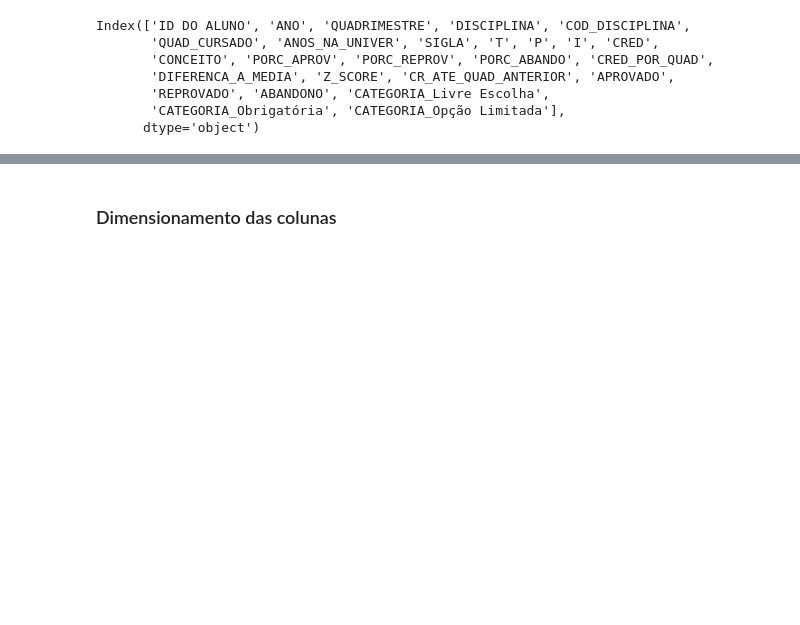
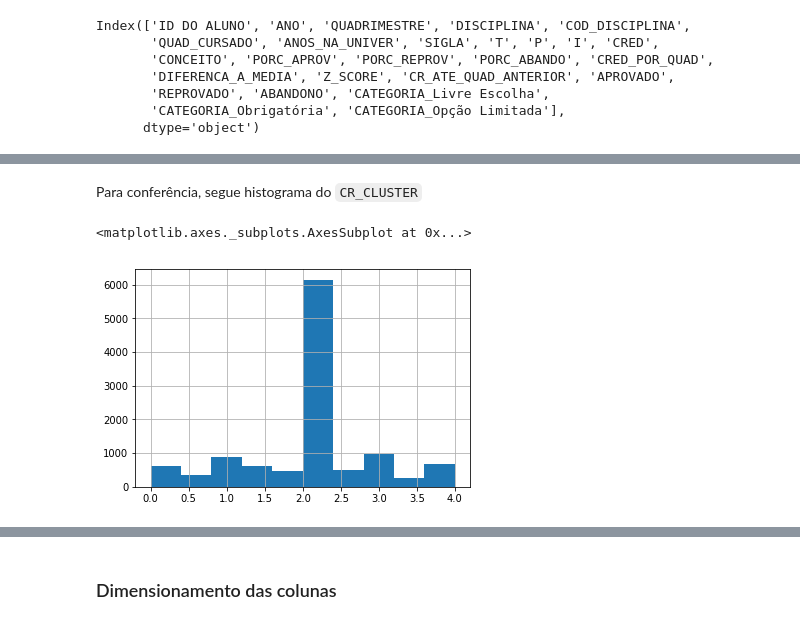
Before and after one commit to jairojuunior/miningAbandonment, a Jupyter notebook: ModelagemJairo(player1).ipynb, the cells around one changed output, grey strips where cells are left out. Drawn from its saved outputs; the diff is of its cells as text; code cells hidden in the pictures; blank space fills up the shorter version.

```diff
--- a/ModelagemJairo(player1).ipynb
+++ b/ModelagemJairo(player1).ipynb
@@ -89,0 +98,2 @@ y = df_small[['A_ABANDONO']]
+# %%
+sobreposicao.rename(columns={'Unnamed: 0': 'DISCIPLINA'},inplace=True)
@@ -89,0 +160,5 @@ y = df_small[['A_ABANDONO']]
+# %%
+cols = ['disciplina']
+cols.extend(sobreposicao['DISCIPLINA'].tolist())
+
+sobreposicao.columns = cols
@@ -89,0 +175,2 @@ y = df_small[['A_ABANDONO']]
+# %%
+df_small.set_value(0, 'ABANDONO_CLUSTER', 1 if filt_df['A_ABANDONO'].sum()>0 else 0)
@@ -89,0 +196,38 @@ y = df_small[['A_ABANDONO']]
+# %%
+for i in range(0,df_small.shape[0]):
+#for i in range(0,50):
+    #linha atual
+    id_aluno = df_small.iloc[i]['A_ID DO ALUNO']
+    disciplina = df_small.iloc[i]['D_DISCIPLINA']
+    quad = df_small.iloc[i]['A_QUAD_CURSADO']
+    errors = 0
+    try:
+        #disciplinas similares
+        similares = [item for sublist in sobreposicao[['disciplina']][sobreposicao[disciplina]>=0.1].values.tolist() for item in sublist]
+
+        #calculará o CR apenas em disciplinas similares de quads estritamente anteriores cursadas pelo aluno atual
+        filt_df = df_small.where((df_small['A_ID DO ALUNO']==id_aluno) &
+                   (df_small['A_QUAD_CURSADO']<quad)&
+                   (df_small['D_DISCIPLINA'].isin(similares))).dropna()
+        #print(id_aluno,"\t",quad,"\t",disciplina,"(",len(similares),"similares ",filt_df.shape[0],"intersecção")
+        if filt_df.shape[0]>0:
+            df_small.set_value(i, 'CR_CLUSTER', (filt_df['A_CONCEITO']*filt_df['D_CRED']).sum()/filt_df['D_CRED'].sum())
+            df_small.set_value(i, 'ABANDONO_CLUSTER', 1 if filt_df['A_ABANDONO'].sum()>0 else 0)
+            #df_small.iloc[i]['CR_CLUSTER'] = filt_df['A_CONCEITO'].sum()/filt_df['D_CRED'].sum()
+        else:
+            df_small.set_value(i, 'CR_CLUSTER', 2)
+            df_small.set_value(i, 'ABANDONO_CLUSTER', 0)
+            #df_small.iloc[i]['CR_CLUSTER'] = 2.0
+    except: #geralmente o erro ocorre se uma disciplina não existe na lista de sobreposições
+        df_small.set_value(i, 'CR_CLUSTER', 2)
+        df_small.set_value(i, 'ABANDONO_CLUSTER', 0)
+        #df_small.iloc[i]['CR_CLUSTER'] = 2.0
+        errors+=1
+# %% [markdown]
+Para conferência, segue histograma do `CR_CLUSTER`
+# %%
+%matplotlib inline
+df_small['CR_CLUSTER'].hist()
+# %% [output]
+<matplotlib.axes._subplots.AxesSubplot at 0x...>
+[figure, added]
```
Also changed, not shown: parts of 56 cells of this notebook, 1 other file.
